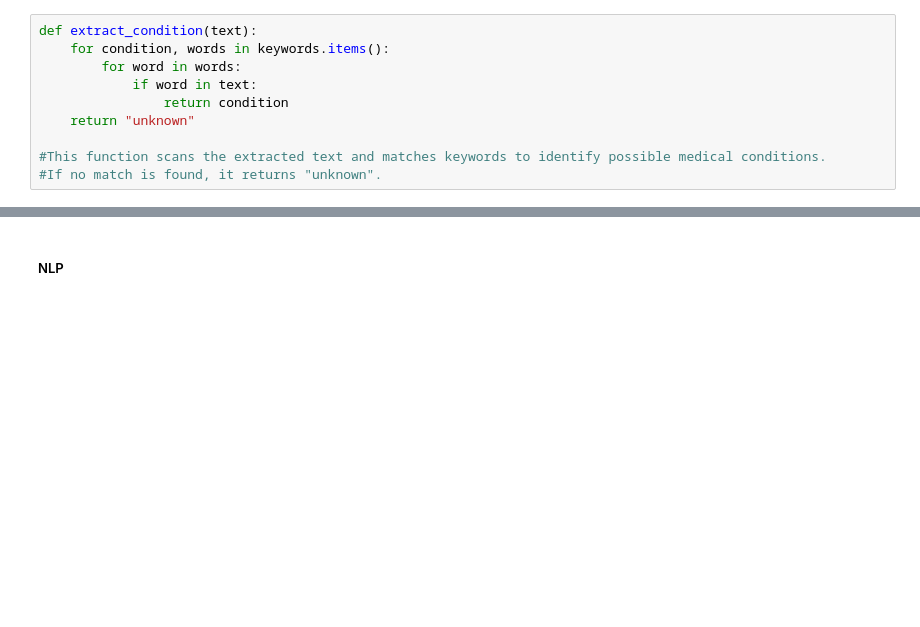
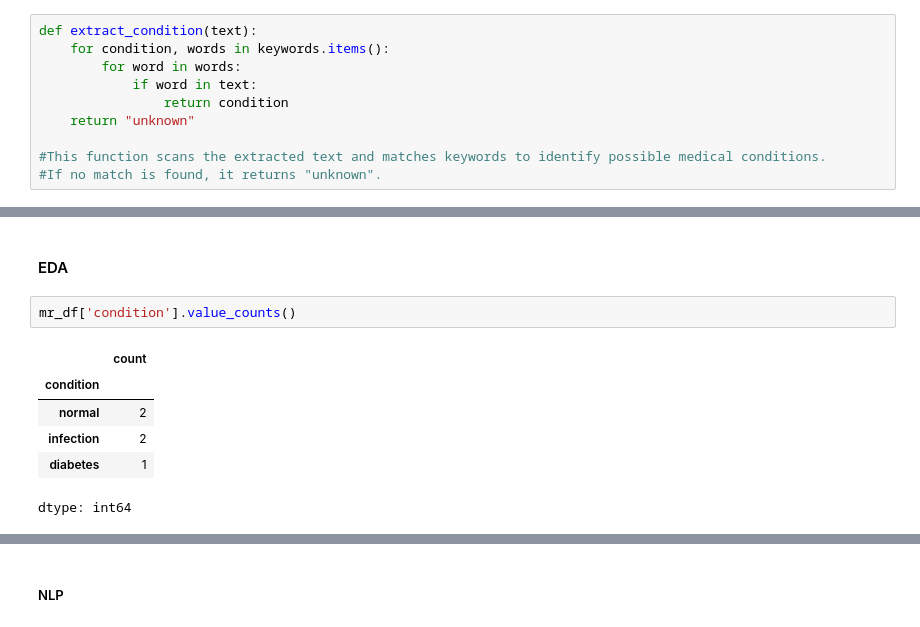
Before and after one commit to Rekha-vivek/Care_Connect_AI, a Jupyter notebook: Care_connect_AI.ipynb, the cells around one changed output, grey strips where cells are left out. Cells and saved outputs as stored; diff of their text form; blank space fills up the shorter version.

```diff
--- a/Care_connect_AI.ipynb
+++ b/Care_connect_AI.ipynb
@@ -727,3 +727,14 @@ mr_df
 | 2 | RPT003 | P003 | UD005 | MRI | s3://hospital/reports/P003/brain_... | no abnormalities detected | 2026-03-21 11:30:00 | normal |
 | 3 | RPT004 | P004 | UD005 | Lab | s3://hospital/reports/P004/sugar_... | high glucose level detected | 2026-03-21 11:45:00 | diabetes |
 | 4 | RPT005 | P008 | UD005 | CT Scan | s3://hospital/reports/P008/ct_sca... | lung inflammation observed | 2026-03-21 12:00:00 | infection |
+# %% [markdown]
+#### EDA
+# %%
+mr_df['condition'].value_counts()
+# %% [output]
+|  | count |
+| condition |  |
+| normal | 2 |
+| infection | 2 |
+| diabetes | 1 |
+dtype: int64
```
Also changed, not shown: parts of 3 cells of this notebook.
